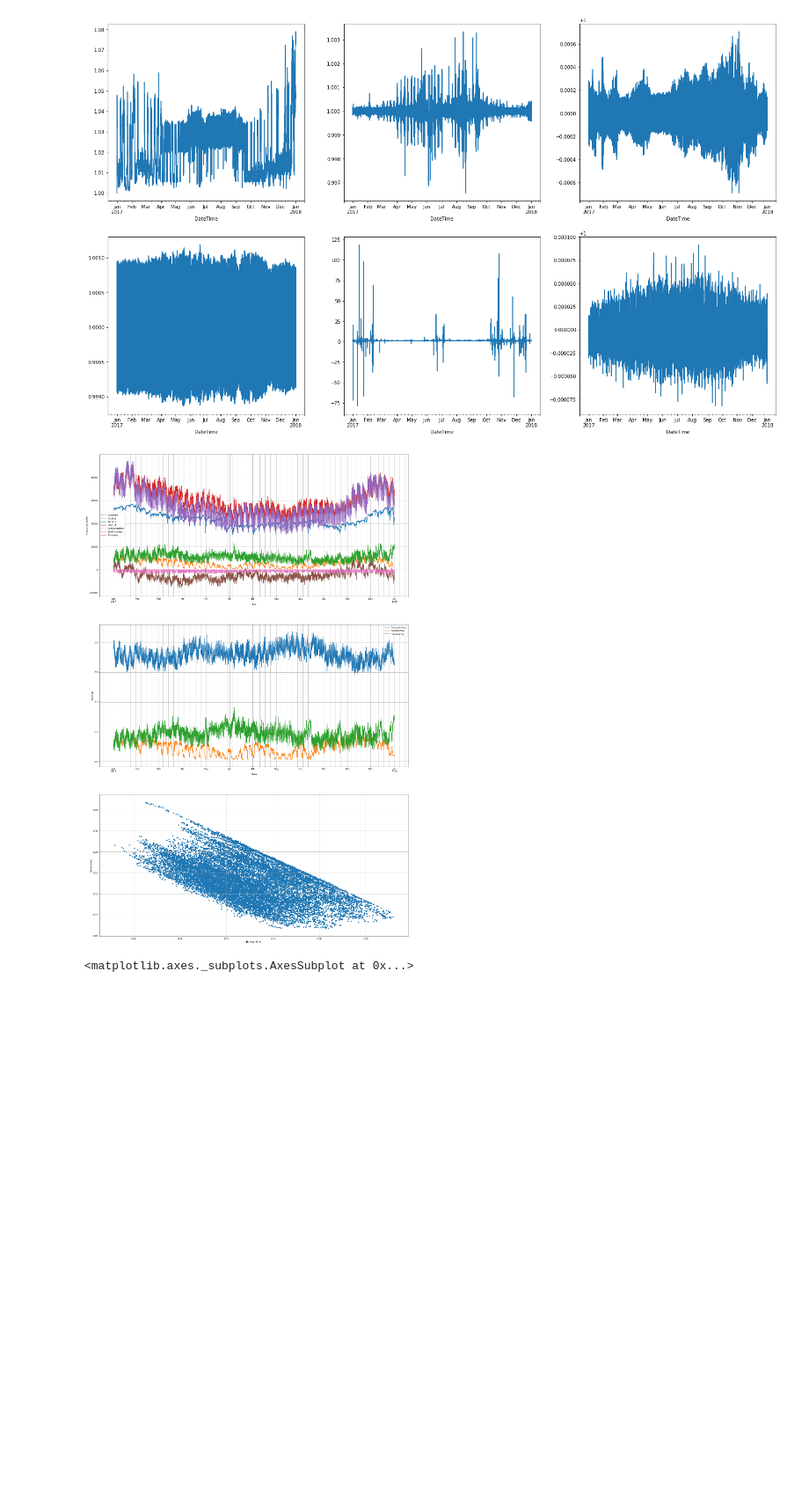
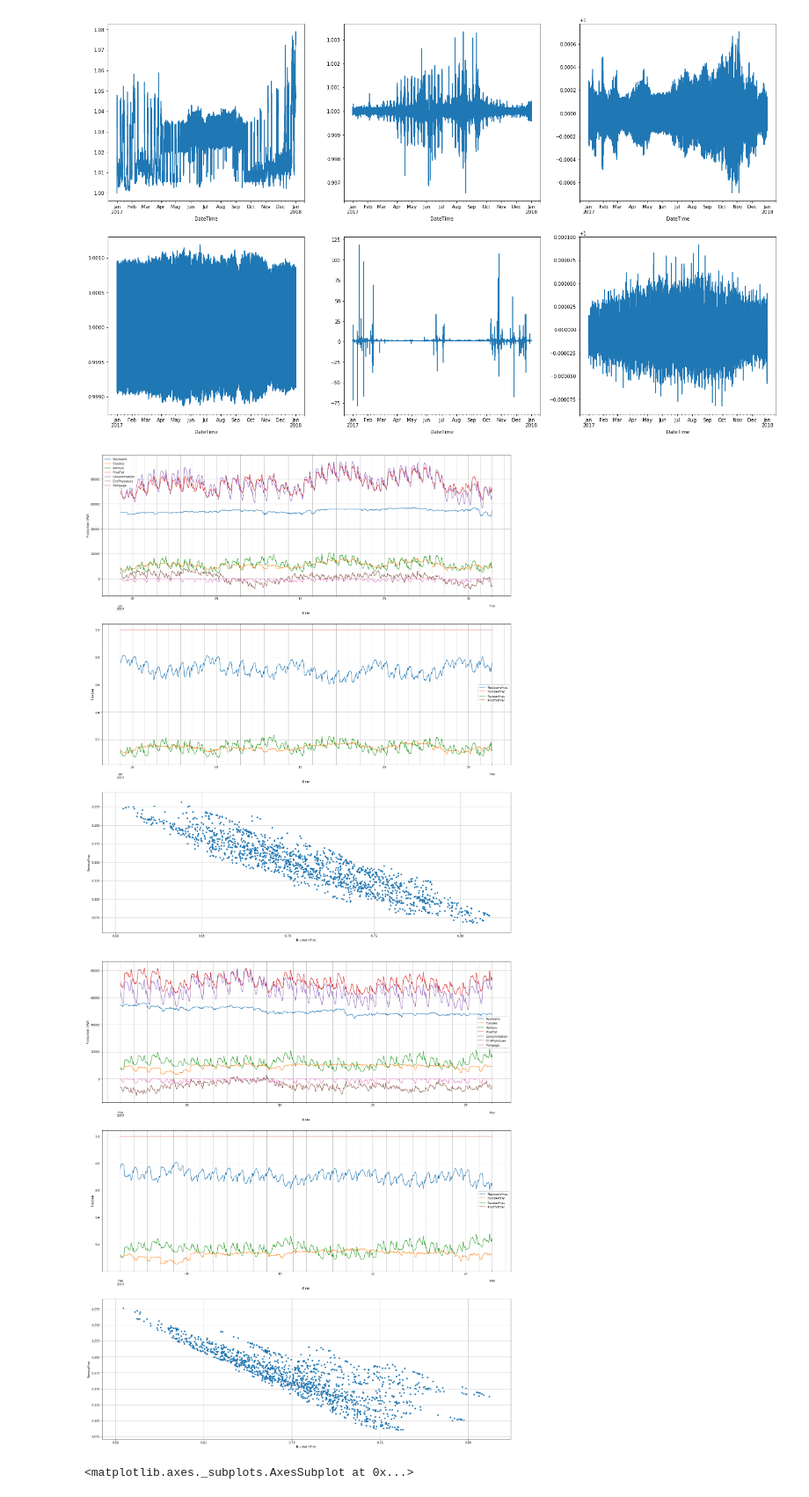
Before and after one commit to ebusato/EnergyAnalysis, a Jupyter notebook: EnergyAnalysis_RTE.ipynb, the cells around one changed output. Shown at 88% size. Saved outputs shown, nothing was run; the diff lists cells and outputs as text; code cells hidden in the pictures; blank space fills up the shorter version.

```diff
--- a/EnergyAnalysis_RTE.ipynb
+++ b/EnergyAnalysis_RTE.ipynb
@@ -28,6 +28,7 @@ df['ConsommationReCalc'] = df['ProdTot'] + df['Pompage'] + df['EchPhysiques']
 df['NucleaireFrac'] = df['Nucleaire']/df['ProdTot']
 df['RenouvFrac'] = df['Renouv']/df['ProdTot']
 df['FossilesFrac'] = df['Fossiles']/df['ProdTot']
+df['ProdTotFrac'] = df['ProdTot']/df['ProdTot']
 # %%
 df2 = df.set_index('DateTime', inplace=False)
 df3 = df2.dropna()
@@ -56,24 +57,25 @@ fig, axes = plt.subplots(nrows=2, ncols=3,figsize=(25,15))
 # %%
 #df4 = df3.loc[:, 'Fioul' : 'Bioenergies']
 
-fig, axes = plt.subplots(nrows=3, ncols=1,figsize=(25,40))
-
 def makePlots(dateinf, datesup):
+    fig, axes = plt.subplots(nrows=3, ncols=1,figsize=(25,30))
     df5 = df3[dateinf : datesup]
     df5.plot(y=['Nucleaire', 'Fossiles', 'Renouv', 'ProdTot', 'Consommation', 'EchPhysiques', 'Pompage'], grid=True, ax=axes[0])
     axes[0].set(xlabel='Date', ylabel='Production (MW)')
     axes[0].grid(True, which='minor', axis='x' )
 
-    df5.plot(y=['NucleaireFrac', 'FossilesFrac', 'RenouvFrac'], grid=True, ax=axes[1])
+    df5.plot(y=['NucleaireFrac', 'FossilesFrac', 'RenouvFrac', 'ProdTotFrac'], grid=True, ax=axes[1])
     axes[1].set(xlabel='Date', ylabel='Fraction')
     axes[1].grid(True, which='minor', axis='x' )
 
     df5.plot.scatter(x='NucleaireFrac', y='RenouvFrac', grid=True, ax=axes[2])
     axes[2].set(xlabel='NucleaireFrac', ylabel='RenouvFrac')
 
-makePlots('2017-01-01', '2017-12-31')
+makePlots('2017-01-01', '2017-01-31')
+makePlots('2017-02-01', '2017-02-28')
 # %% [output]
-[figure, old version]
+[figure, new version]
+[figure, added]
 # %%
 df.plot.hexbin(x='Nucleaire', y='Eolien', gridsize=100)
 # %% [output]
```
Also changed, not shown: parts of 1 cell of this notebook.
